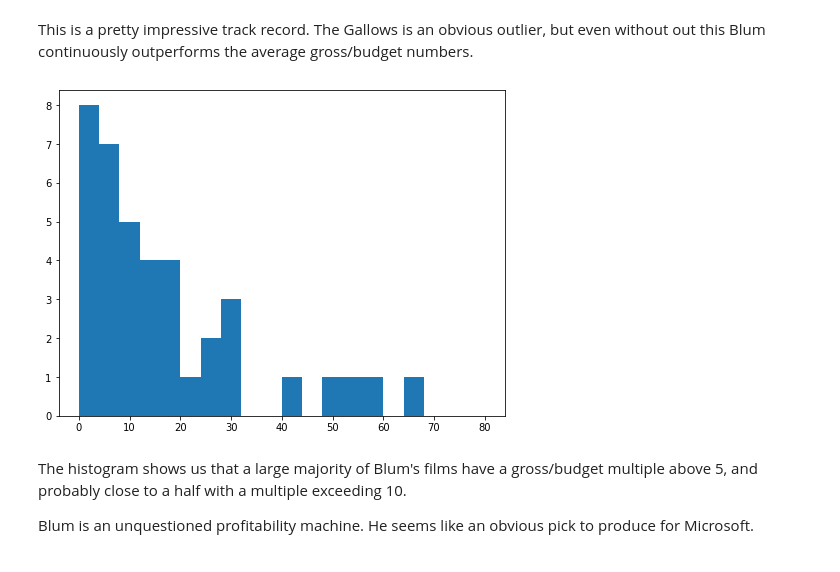
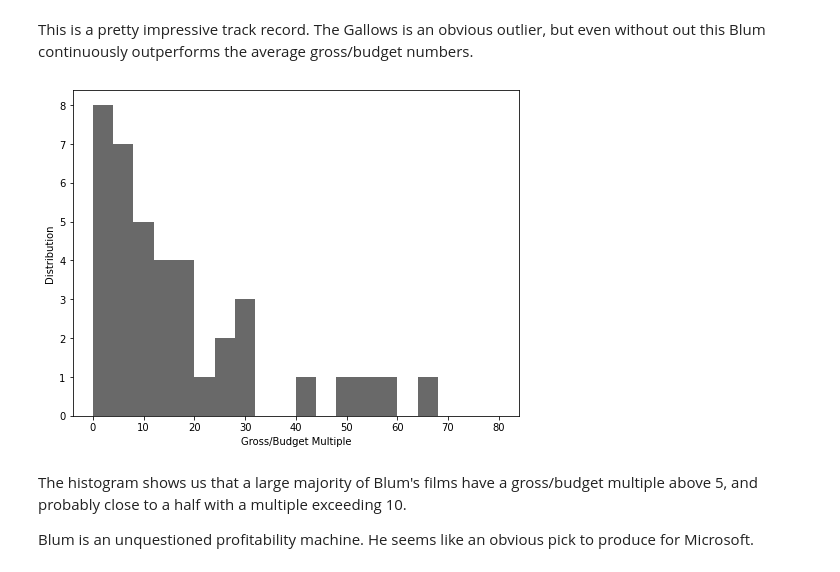
Before and after one commit to bmjaron/dsc_phase1_project, a Jupyter notebook: Phase_1_Project.ipynb, the cells around one changed output. Saved outputs shown, nothing was run; the diff lists cells and outputs as text; code cells hidden in the pictures.

```diff
--- a/Phase_1_Project.ipynb
+++ b/Phase_1_Project.ipynb
@@ -656,9 +656,12 @@ blum.set_index('movie').head(10)
 This is a pretty impressive track record. The Gallows is an obvious outlier, but even without out this Blum continuously outperforms the average gross/budget numbers.
 # %%
 plt.figure(figsize=(8,6))
-plt.hist(blum['gross_budget_multiple'], bins=20, range=(0,80));
+plt.hist(blum['gross_budget_multiple'], bins=20, range=(0,80), color='dimgray')
+#plt.title('Jason Blum's Multiple')
+plt.xlabel('Gross/Budget Multiple')
+plt.ylabel('Distribution');
 # %% [output]
-[figure, old version]
+[figure, new version]
 # %% [markdown]
 The histogram shows us that a large majority of Blum's films have a gross/budget multiple above 5, and probably close to a half with a multiple exceeding 10.
 
```
Also changed, not shown: parts of 5 cells of this notebook.
